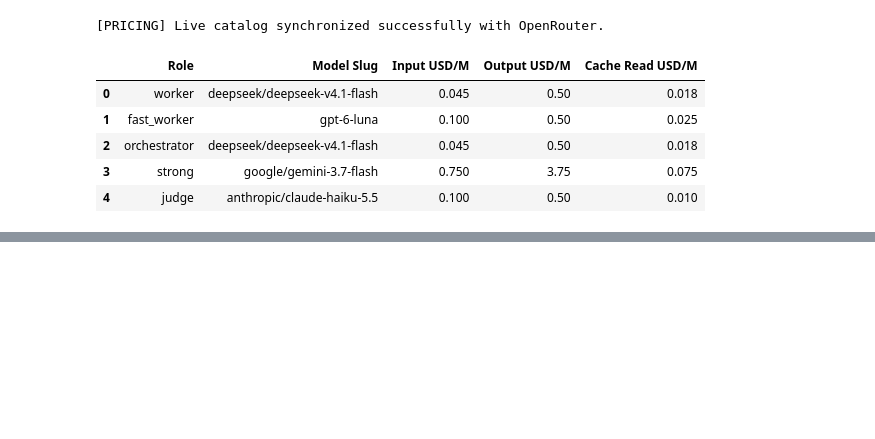
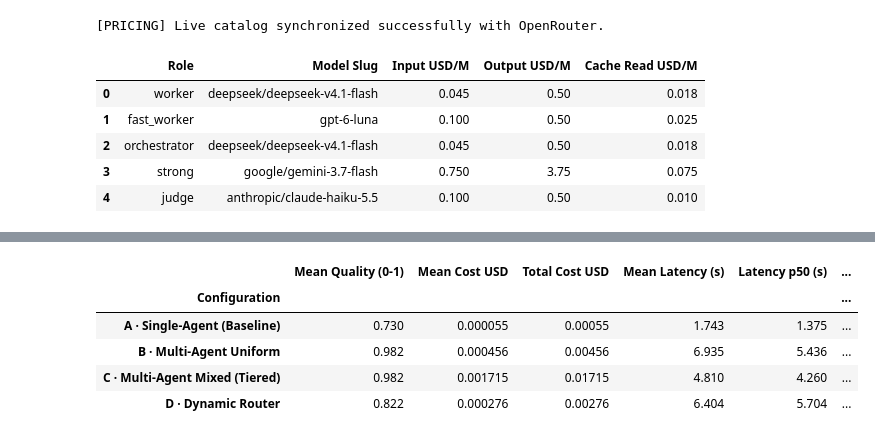
Before and after one commit to EstebanGZam/multi-agent, a Jupyter notebook: reto3_topologia_multiagente_forense_legal.ipynb, the cells around one changed output, grey strips where cells are left out. Saved outputs shown, nothing was run; the diff lists cells and outputs as text; code cells hidden in the pictures; blank space fills up the shorter version.

```diff
--- a/reto3_topologia_multiagente_forense_legal.ipynb
+++ b/reto3_topologia_multiagente_forense_legal.ipynb
@@ -1962,0 +1677,42 @@ Se consolidan los siguientes criterios de diseño arquitectónico:
+# %%
+# Statistical Aggregation and Five Dimensions Summary Table
+
+def build_statistical_summary(df: pd.DataFrame) -> pd.DataFrame:
+    summary_data = []
+    for cfg_name, group in df.groupby("config_name", sort=False):
+        success_rate = round(100 * (group["status"] == "SUCCESS").mean(), 1)
+        mean_quality = round(group["quality"].mean(), 3)
+        mean_cost = round(group["cost_usd"].mean(), 6)
+        total_cost = round(group["cost_usd"].sum(), 5)
+        mean_latency = round(group["latency_s"].mean(), 3)
+        p50_latency = round(group["latency_s"].median(), 3)
+        p95_latency = round(group["latency_s"].quantile(0.95), 3)
+        mean_calls = round(group["call_count"].mean(), 1)
+        mean_coord_cost = round(group["pct_coord_cost"].mean(), 1)
+        mean_dup_queries = round(group["pct_duplicate_queries"].mean(), 1)
+
+        summary_data.append({
+            "Configuration": cfg_name,
+            "Mean Quality (0-1)": mean_quality,
+            "Mean Cost USD": mean_cost,
+            "Total Cost USD": total_cost,
+            "Mean Latency (s)": mean_latency,
+            "Latency p50 (s)": p50_latency,
+            "Latency p95 (s)": p95_latency,
+            "Success Rate (%)": success_rate,
+            "Calls / Task": mean_calls,
+            "Coord Cost (%)": mean_coord_cost,
+            "Duplicate Queries (%)": mean_dup_queries
+        })
+    summary_df = pd.DataFrame(summary_data).set_index("Configuration")
+    return summary_df
+
+SUMMARY_TABLE = build_statistical_summary(EXPERIMENT_DF)
+SUMMARY_TABLE
+# %% [output]
+|  | Mean Quality (0-1) | Mean Cost USD | Total Cost USD | Mean Latency (s) | Latency p50 (s) | ... |
+| Configuration |  |  |  |  |  | ... |
+| A · Single-Agent (Baseline) | 0.730 | 0.000055 | 0.00055 | 1.743 | 1.375 | ... |
+| B · Multi-Agent Uniform | 0.982 | 0.000456 | 0.00456 | 6.935 | 5.436 | ... |
+| C · Multi-Agent Mixed (Tiered) | 0.982 | 0.001715 | 0.01715 | 4.810 | 4.260 | ... |
+| D · Dynamic Router | 0.822 | 0.000276 | 0.00276 | 6.404 | 5.704 | ... |
```
Also changed, not shown: parts of 51 cells of this notebook, 1 other file.
